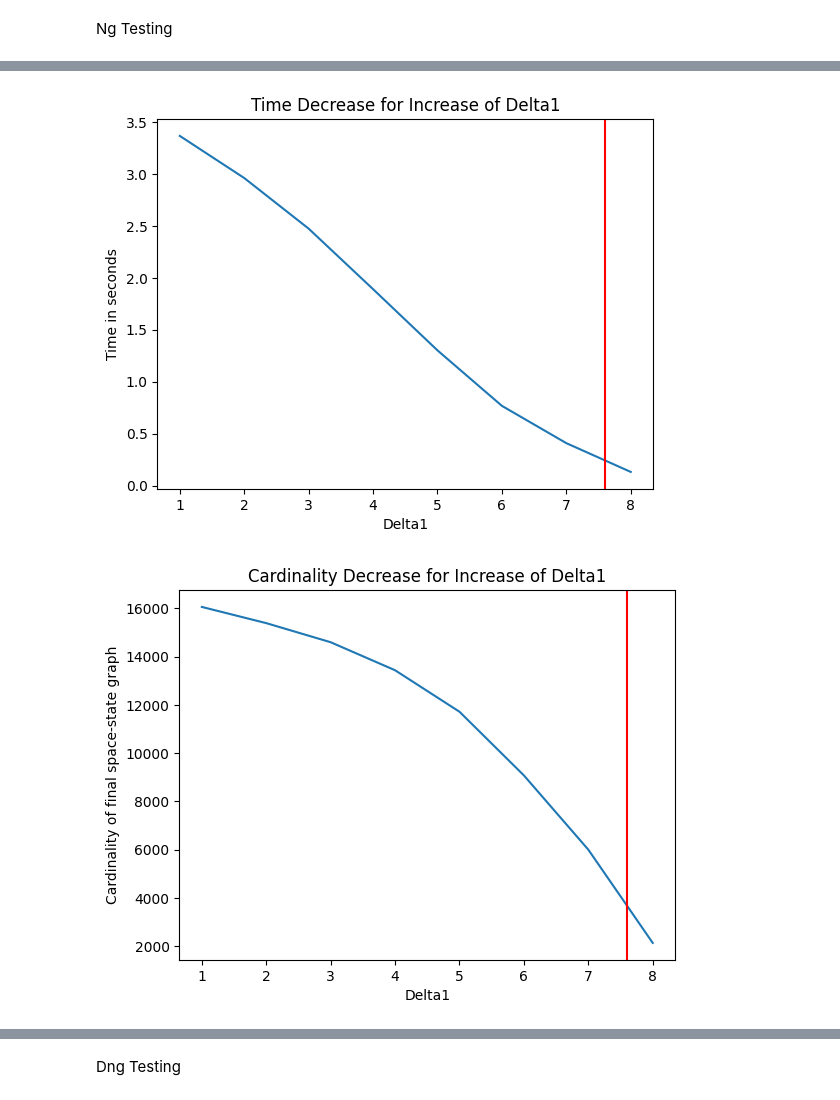
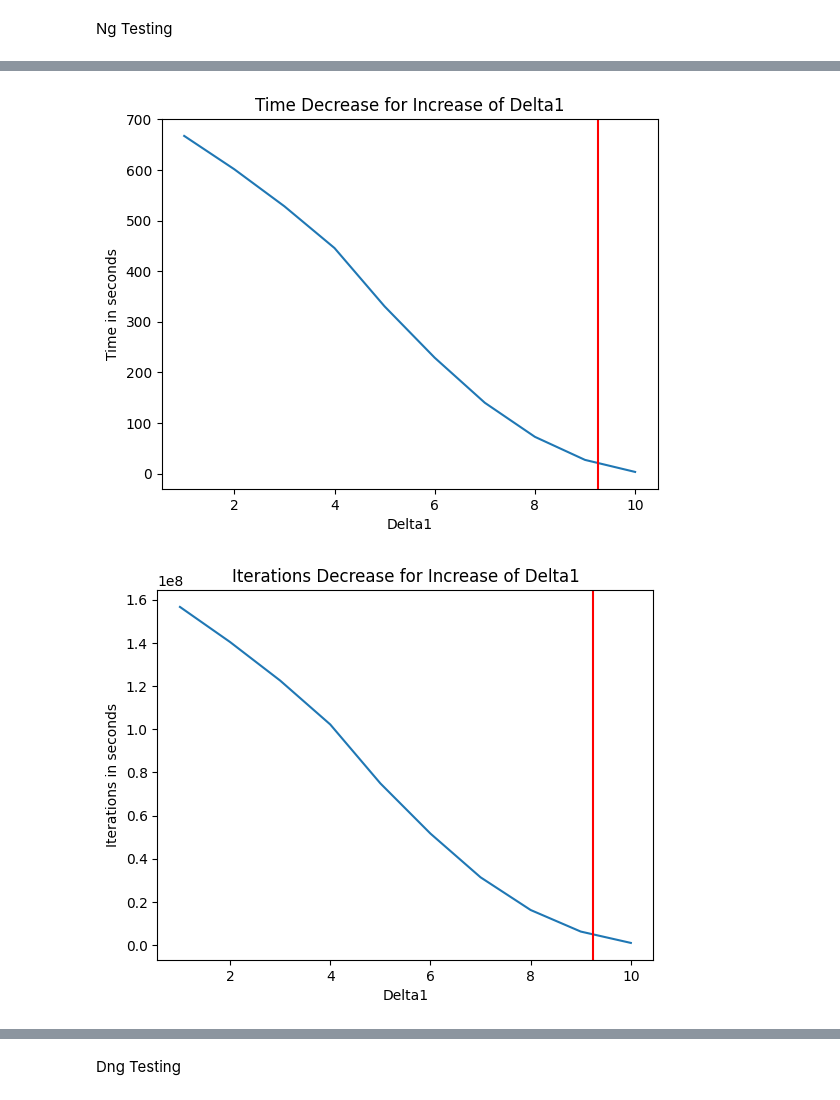
Before and after one commit to BrainDamage22/masters_thesis, a Jupyter notebook: master_thesis.ipynb, the cells around one changed output, grey strips where cells are left out. Cells and saved outputs as stored; diff of their text form; code cells hidden in the pictures.

Commit message:
save before branching for further ng testing

```diff
--- a/master_thesis.ipynb
+++ b/master_thesis.ipynb
@@ -17,16 +18,16 @@ path = '/Users/lukas/Documents/Master Thesis/'
 create_new_data = False
 clear_exports = True
 
-conduct_nn_routing = False
-conduct_ng_routing = False
-conduct_dng_pathing = False
+conduct_nn_routing = True
+conduct_ng_routing = True
+conduct_dng_pathing = True
 conduct_ng_testing = True
-conduct_dng_testing = False
+conduct_dng_testing = True
 # %%
 # Data Creation Parameters
-amount = 8
-range_x = 50
-range_y = 50
+amount = 10
+range_x = 100
+range_y = 100
 # %%
 # Hyper Parameters
 starting_node = 0
@@ -34,7 +35,7 @@ delta1 = 5
 delta2 = 8
 # %%
 # Testing Parameters:
-iterations_ng = 10
+iterations_ng = 20
 iterations_dng = 5
 # %%
 if os.path.isdir(path + "export"):
@@ -75,4 +80,4 @@ if conduct_dng_pathing:
     dng_data = read_dng_data(path)
     for i in range(0, len(dng_data)):
         plt.figure(i)
-        visualize_route(nodes, dng_data[i].best_route, dng_data[i].min_cost, True, "dng_route_iteration", i+1, path)
+        visualize_route(nodes, dng_data[i].best_route, dng_data[i].cost, True, "dng_route_iteration", i+1, path)
@@ -80,7 +107,7 @@ if conduct_dng_pathing:
 Ng Testing
 # %%
 if conduct_ng_testing:
-    # test_delta1_for_ng_routing(path, amount, range_x, range_y, starting_node, iterations_ng)
+    test_delta1_for_ng_routing(path, amount, range_x, range_y, starting_node, iterations_ng)
     ng_test_data = read_ng_test_data(path)
 
     delta1_array = []
@@ -104,21 +131,28 @@ if conduct_ng_testing:
     time_per_delta1 = []
     cardinality_per_delta1 = []
     cost_per_delta1 = []
+    iter_per_delta1 = []
 
     for result in ng_test_data[0]:
         time_per_delta1.append([])
         cardinality_per_delta1.append([])
         cost_per_delta1.append([])
+        iter_per_delta1.append([])
 
     for i in range(len(ng_test_data)):
         for j in range(len(ng_test_data[i])):
             time_per_delta1[j].append(ng_test_data[i][j].time)
             cardinality_per_delta1[j].append(ng_test_data[i][j].cardinality)
-            cost_per_delta1[j].append(ng_test_data[i][j].min_value)
+            cost_per_delta1[j].append(ng_test_data[i][j].cost)
+            iter_per_delta1[j].append(ng_test_data[i][j].ng_iterations)
 
     mean_time_per_delta1 = []
     for array in time_per_delta1:
         mean_time_per_delta1.append(mean(array))
+
+    mean_iter_per_delta1 = []
+    for array in iter_per_delta1:
+        mean_iter_per_delta1.append(mean(array))
 
     mean_cardinality_per_delta1 = []
     for array in cardinality_per_delta1:
@@ -153,6 +187,14 @@ if conduct_ng_testing:
     plt.show()
 
     plt.figure(2)
+    plt.title("Iterations Decrease for Increase of Delta1")
+    plt.plot(delta1_array, mean_iter_per_delta1)
+    plt.ylabel('Iterations in seconds')
+    plt.xlabel('Delta1')
+    plt.axvline(x = round(mean(elementary_delta1), 3), color = 'r')
+    plt.show()
+
+    plt.figure(3)
     plt.title("Cardinality Decrease for Increase of Delta1")
     plt.plot(delta1_array, mean_cardinality_per_delta1)
     plt.ylabel('Cardinality of final space-state graph')
@@ -160,7 +202,7 @@ if conduct_ng_testing:
     plt.axvline(x = round(mean(elementary_delta1), 3), color = 'r')
     plt.show()
 
-    plt.figure(3)
+    plt.figure(4)
     plt.title("Cost Increase for Increase of Delta1")
     plt.plot(delta1_array, mean_cost_per_delta1)
     plt.ylabel('Cost of solution')
@@ -181,2 +230,2 @@ Finding mean decrease in cardinality for increase of delta1
-[figure, old version]
+[figure, new version]
-[figure, old version]
+[figure, new version]
```
Also changed, not shown: parts of 8 cells of this notebook, 5 other files.
